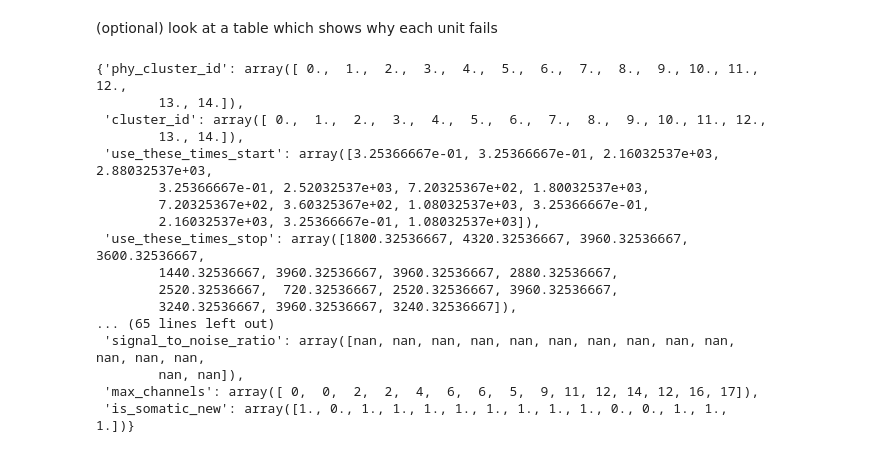
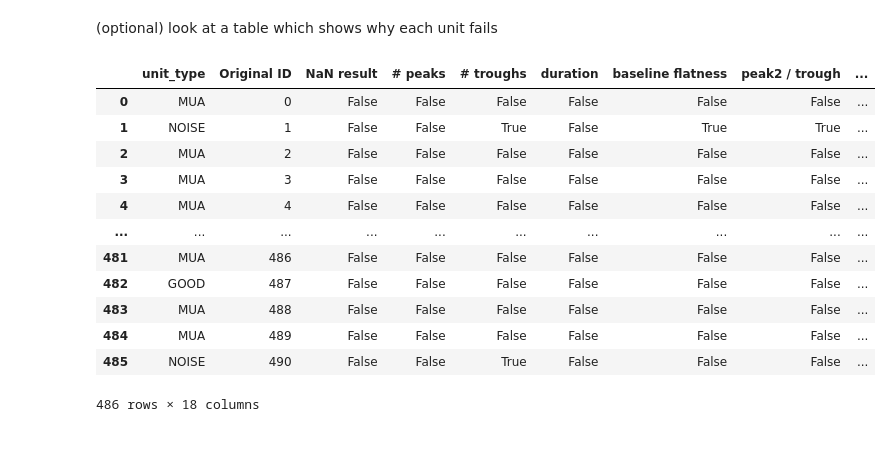
Before and after one commit to Julie-Fabre/bombcell, a Jupyter notebook: pyBombCell/Demos/BC_demo.ipynb, the cells around one changed output. Cells and saved outputs as stored; diff of their text form; code cells hidden in the pictures.

```diff
--- a/pyBombCell/Demos/BC_demo.ipynb
+++ b/pyBombCell/Demos/BC_demo.ipynb
@@ -97,27 +86,21 @@ array(['NOISE', 'NOISE', 'NOISE', 'NOISE', 'NOISE', 'NOISE', 'NOISE',
 # %% [markdown]
 (optional) look at a table which shows why each unit fails
-# %%
-qm_table = bc.make_qm_table(
-    quality_metrics, param, unique_templates, unit_type_string
-)  # JF: does not include distance, drift metrics, amplitude, ... ?
-   #  also replace "somatic" with the 2 quality metrics for that.
-   #  + use more sensible table headers (e.g. "Peaks" should be "n_Peaks", "Good unit" should be "unit_type")
-qm_table
-# %% [output]
-{'phy_cluster_id': array([ 0.,  1.,  2.,  3.,  4.,  5.,  6.,  7.,  8.,  9., 10., 11., 12.,
-        13., 14.]),
- 'cluster_id': array([ 0.,  1.,  2.,  3.,  4.,  5.,  6.,  7.,  8.,  9., 10., 11., 12.,
-        13., 14.]),
- 'use_these_times_start': array([3.25366667e-01, 3.25366667e-01, 2.16032537e+03, 2.88032537e+03,
-        3.25366667e-01, 2.52032537e+03, 7.20325367e+02, 1.80032537e+03,
-        7.20325367e+02, 3.60325367e+02, 1.08032537e+03, 3.25366667e-01,
-        2.16032537e+03, 3.25366667e-01, 1.08032537e+03]),
- 'use_these_times_stop': array([1800.32536667, 4320.32536667, 3960.32536667, 3600.32536667,
-        1440.32536667, 3960.32536667, 3960.32536667, 2880.32536667,
-        2520.32536667,  720.32536667, 2520.32536667, 3960.32536667,
-        3240.32536667, 3960.32536667, 3240.32536667]),
-... (65 lines left out)
- 'signal_to_noise_ratio': array([nan, nan, nan, nan, nan, nan, nan, nan, nan, nan, nan, nan, nan,
-        nan, nan]),
- 'max_channels': array([ 0,  0,  2,  2,  4,  6,  6,  5,  9, 11, 12, 14, 12, 16, 17]),
- 'is_somatic_new': array([1., 0., 1., 1., 1., 1., 1., 1., 1., 1., 0., 0., 1., 1., 1.])}
+# %%
+qm_table = bc.make_qm_table(
+    quality_metrics, param, unit_type_string
+)
+qm_table
+# %% [output]
+|  | unit_type | Original ID | NaN result | # peaks | # troughs | duration | baseline flatness | peak2 / trough | ... |
+| 0 | MUA | 0 | False | False | False | False | False | False | ... |
+| 1 | NOISE | 1 | False | False | True | False | True | True | ... |
+| 2 | MUA | 2 | False | False | False | False | False | False | ... |
+| 3 | MUA | 3 | False | False | False | False | False | False | ... |
+| 4 | MUA | 4 | False | False | False | False | False | False | ... |
+| ... | ... | ... | ... | ... | ... | ... | ... | ... | ... |
+| 481 | MUA | 486 | False | False | False | False | False | False | ... |
+| 482 | GOOD | 487 | False | False | False | False | False | False | ... |
+| 483 | MUA | 488 | False | False | False | False | False | False | ... |
+| 484 | MUA | 489 | False | False | False | False | False | False | ... |
+| 485 | NOISE | 490 | False | False | True | False | False | False | ... |
+486 rows × 18 columns
```
Also changed, not shown: parts of 5 cells of this notebook, 6 other files.
